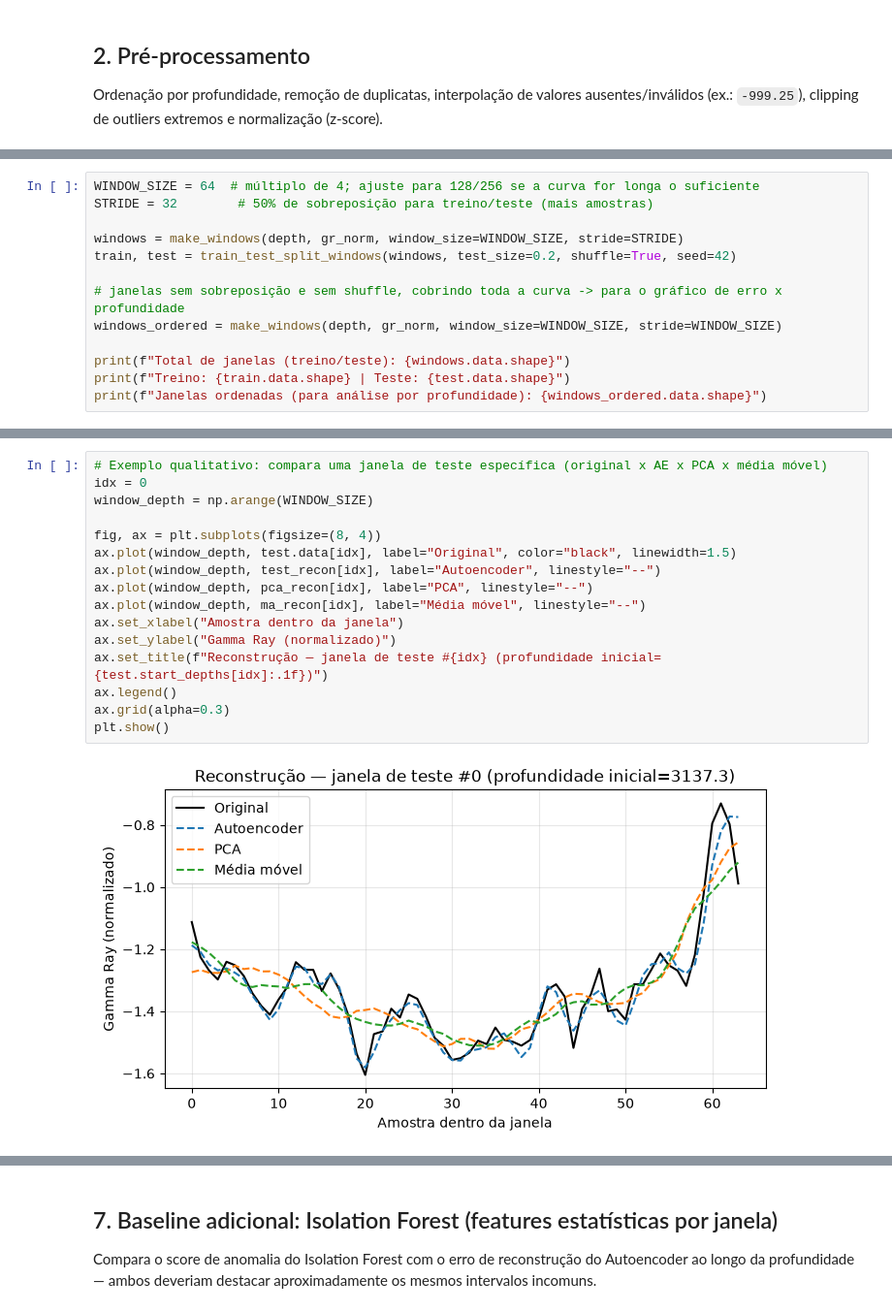
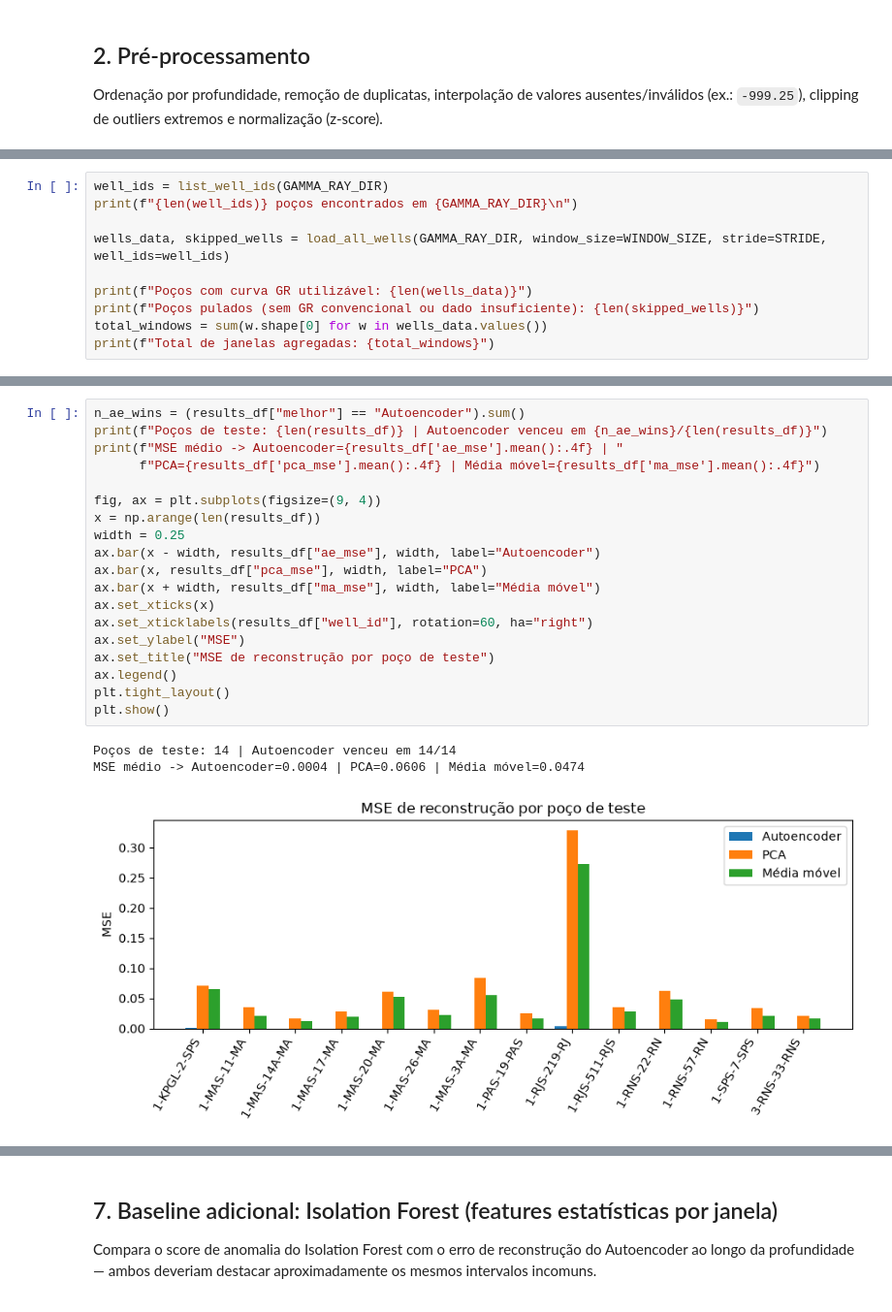
Before and after one commit to luiz-pytech/well-rag-autoencoder, a Jupyter notebook: notebooks/03_gamma_ray_autoencoder.ipynb, the cells around one changed output, grey strips where cells are left out. Shown at 97% size. Drawn from its saved outputs; the diff is of its cells as text.

```diff
--- a/notebooks/03_gamma_ray_autoencoder.ipynb
+++ b/notebooks/03_gamma_ray_autoencoder.ipynb
@@ -103,14 +82,11 @@ Duas visões são mantidas:
 # %%
-WINDOW_SIZE = 64  # múltiplo de 4; ajuste para 128/256 se a curva for longa o suficiente
-STRIDE = 32        # 50% de sobreposição para treino/teste (mais amostras)
+well_ids = list_well_ids(GAMMA_RAY_DIR)
+print(f"{len(well_ids)} poços encontrados em {GAMMA_RAY_DIR}\n")
 
-windows = make_windows(depth, gr_norm, window_size=WINDOW_SIZE, stride=STRIDE)
-train, test = train_test_split_windows(windows, test_size=0.2, shuffle=True, seed=42)
+wells_data, skipped_wells = load_all_wells(GAMMA_RAY_DIR, window_size=WINDOW_SIZE, stride=STRIDE, well_ids=well_ids)
 
-# janelas sem sobreposição e sem shuffle, cobrindo toda a curva -> para o gráfico de erro x profundidade
-windows_ordered = make_windows(depth, gr_norm, window_size=WINDOW_SIZE, stride=WINDOW_SIZE)
-
-print(f"Total de janelas (treino/teste): {windows.data.shape}")
-print(f"Treino: {train.data.shape} | Teste: {test.data.shape}")
-print(f"Janelas ordenadas (para análise por profundidade): {windows_ordered.data.shape}")
+print(f"Poços com curva GR utilizável: {len(wells_data)}")
+print(f"Poços pulados (sem GR convencional ou dado insuficiente): {len(skipped_wells)}")
+total_windows = sum(w.shape[0] for w in wells_data.values())
+print(f"Total de janelas agregadas: {total_windows}")
 # %% [output]
@@ -190,19 +205,24 @@ Média móvel             0.0112    0.0800
 # %%
-# Exemplo qualitativo: compara uma janela de teste específica (original x AE x PCA x média móvel)
-idx = 0
-window_depth = np.arange(WINDOW_SIZE)
+n_ae_wins = (results_df["melhor"] == "Autoencoder").sum()
+print(f"Poços de teste: {len(results_df)} | Autoencoder venceu em {n_ae_wins}/{len(results_df)}")
+print(f"MSE médio -> Autoencoder={results_df['ae_mse'].mean():.4f} | "
+      f"PCA={results_df['pca_mse'].mean():.4f} | Média móvel={results_df['ma_mse'].mean():.4f}")
 
-fig, ax = plt.subplots(figsize=(8, 4))
-ax.plot(window_depth, test.data[idx], label="Original", color="black", linewidth=1.5)
-ax.plot(window_depth, test_recon[idx], label="Autoencoder", linestyle="--")
-ax.plot(window_depth, pca_recon[idx], label="PCA", linestyle="--")
-ax.plot(window_depth, ma_recon[idx], label="Média móvel", linestyle="--")
-ax.set_xlabel("Amostra dentro da janela")
-ax.set_ylabel("Gamma Ray (normalizado)")
-ax.set_title(f"Reconstrução — janela de teste #{idx} (profundidade inicial={test.start_depths[idx]:.1f})")
+fig, ax = plt.subplots(figsize=(9, 4))
+x = np.arange(len(results_df))
+width = 0.25
+ax.bar(x - width, results_df["ae_mse"], width, label="Autoencoder")
+ax.bar(x, results_df["pca_mse"], width, label="PCA")
+ax.bar(x + width, results_df["ma_mse"], width, label="Média móvel")
+ax.set_xticks(x)
+ax.set_xticklabels(results_df["well_id"], rotation=60, ha="right")
+ax.set_ylabel("MSE")
+ax.set_title("MSE de reconstrução por poço de teste")
 ax.legend()
-ax.grid(alpha=0.3)
+plt.tight_layout()
 plt.show()
 # %% [output]
+Poços de teste: 14 | Autoencoder venceu em 14/14
+MSE médio -> Autoencoder=0.0004 | PCA=0.0606 | Média móvel=0.0474
-[figure, old version]
+[figure, new version]
 # %% [markdown]
```
Also changed, not shown: parts of 21 cells of this notebook, 15 other files.
